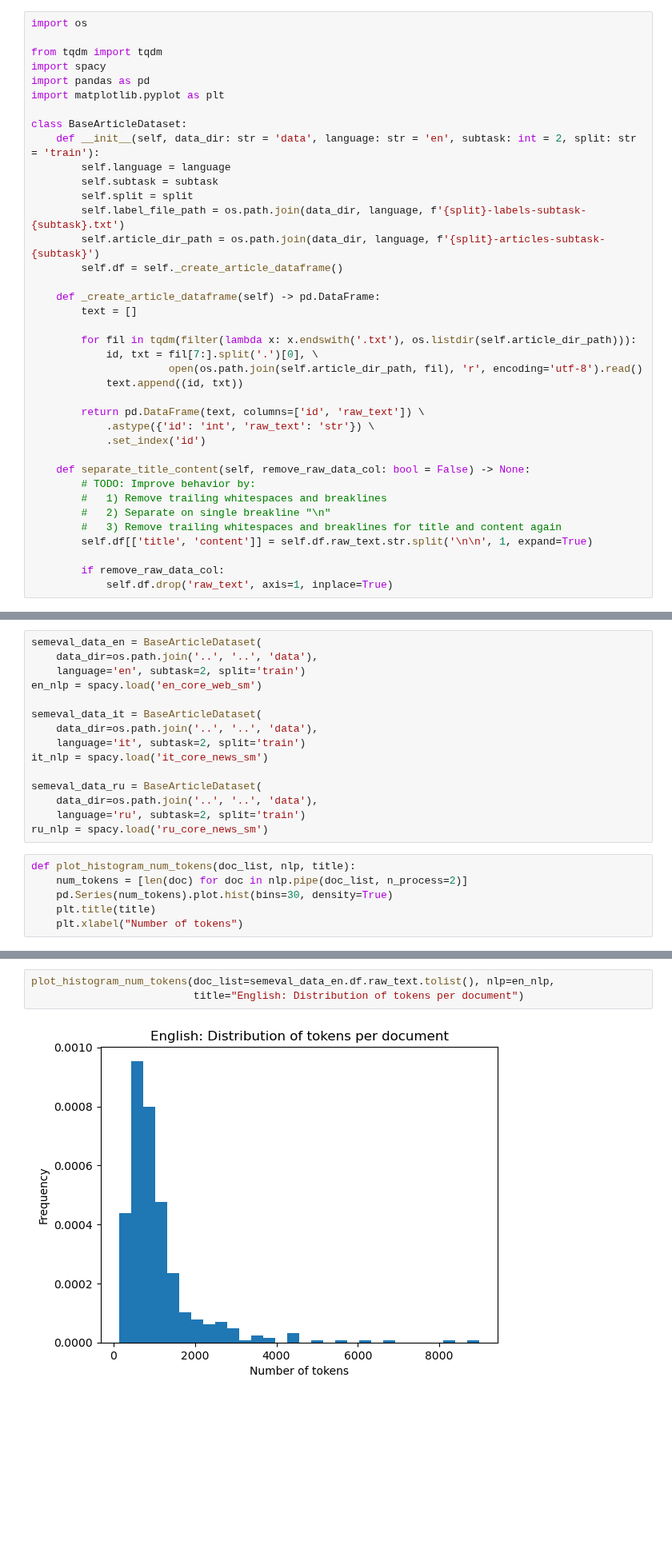
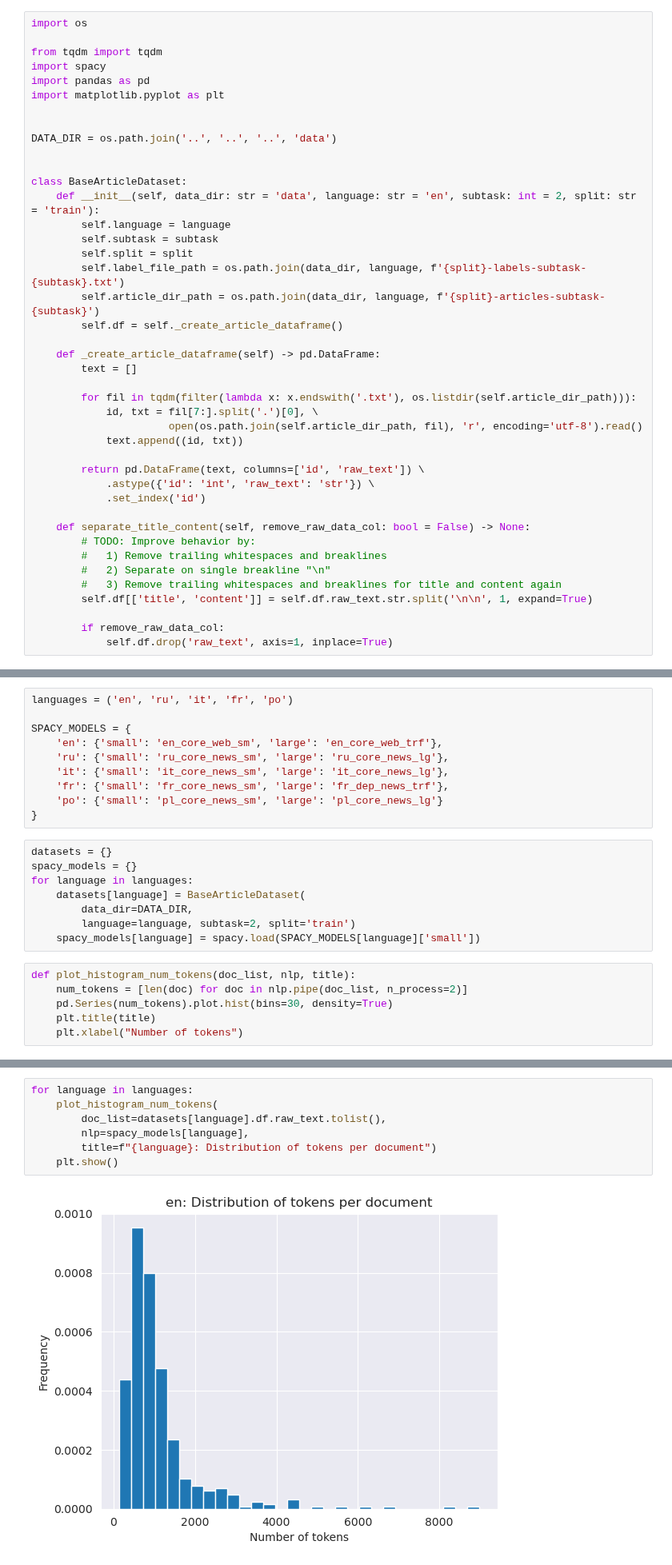
Before and after one commit to JdbermeoUZH/policy-framing, a Jupyter notebook: documentation/analyses/Dataset structure and quality/Content and structure of documents.ipynb, the cells around one changed output, grey strips where cells are left out. Shown at 80% size. Cells and saved outputs as stored; diff of their text form; blank space fills up the shorter version.

Commit message:
updated EDA with new languages

```diff
--- a/documentation/analyses/Dataset structure and quality/Content and structure of documents.ipynb
+++ b/documentation/analyses/Dataset structure and quality/Content and structure of documents.ipynb
@@ -7,6 +7,10 @@ from tqdm import tqdm
 import spacy
 import pandas as pd
 import matplotlib.pyplot as plt
+
+
+DATA_DIR = os.path.join('..', '..', '..', 'data')
+
 
 class BaseArticleDataset:
     def __init__(self, data_dir: str = 'data', language: str = 'en', subtask: int = 2, split: str = 'train'):
@@ -87,21 +68,24 @@ semeval_data.df
     * [711716996](https://vdare.com/posts/patti-saris-strikes-again-indonesian-illegals-who-have-been-here-since-the-90s-get-to-say)
 # %% [markdown]
 # Check distribution of lengths per dataset
-# %%
-semeval_data_en = BaseArticleDataset(
-    data_dir=os.path.join('..', '..', 'data'),
-    language='en', subtask=2, split='train')
-en_nlp = spacy.load('en_core_web_sm')
-
-semeval_data_it = BaseArticleDataset(
-    data_dir=os.path.join('..', '..', 'data'),
-    language='it', subtask=2, split='train')
-it_nlp = spacy.load('it_core_news_sm')
-
-semeval_data_ru = BaseArticleDataset(
-    data_dir=os.path.join('..', '..', 'data'),
-    language='ru', subtask=2, split='train')
-ru_nlp = spacy.load('ru_core_news_sm')
+# %%
+languages = ('en', 'ru', 'it', 'fr', 'po')
+
+SPACY_MODELS = {
+    'en': {'small': 'en_core_web_sm', 'large': 'en_core_web_trf'},
+    'ru': {'small': 'ru_core_news_sm', 'large': 'ru_core_news_lg'},
+    'it': {'small': 'it_core_news_sm', 'large': 'it_core_news_lg'},
+    'fr': {'small': 'fr_core_news_sm', 'large': 'fr_dep_news_trf'},
+    'po': {'small': 'pl_core_news_sm', 'large': 'pl_core_news_lg'}
+}
+# %%
+datasets = {}
+spacy_models = {}
+for language in languages:
+    datasets[language] = BaseArticleDataset(
+        data_dir=DATA_DIR,
+        language=language, subtask=2, split='train')
+    spacy_models[language] = spacy.load(SPACY_MODELS[language]['small'])
 # %%
 def plot_histogram_num_tokens(doc_list, nlp, title):
     num_tokens = [len(doc) for doc in nlp.pipe(doc_list, n_process=2)]
@@ -111,5 +97,9 @@ def plot_histogram_num_tokens(doc_list, nlp, title):
 # %%
-plot_histogram_num_tokens(doc_list=semeval_data_en.df.raw_text.tolist(), nlp=en_nlp,
-                          title="English: Distribution of tokens per document")
+for language in languages:
+    plot_histogram_num_tokens(
+        doc_list=datasets[language].df.raw_text.tolist(),
+        nlp=spacy_models[language],
+        title=f"{language}: Distribution of tokens per document")
+    plt.show()
 # %% [output]
-[figure, old version]
+[figure, new version]
```
Also changed, not shown: parts of 40 cells of this notebook, 4 other files.
